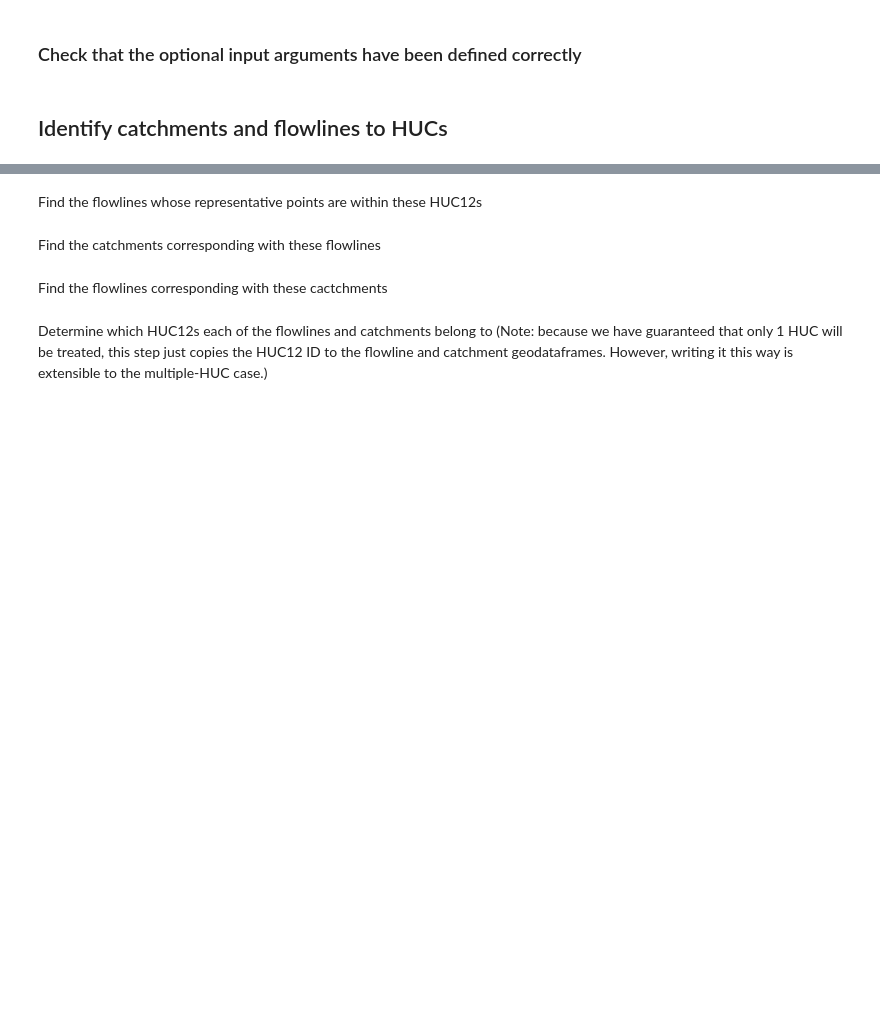
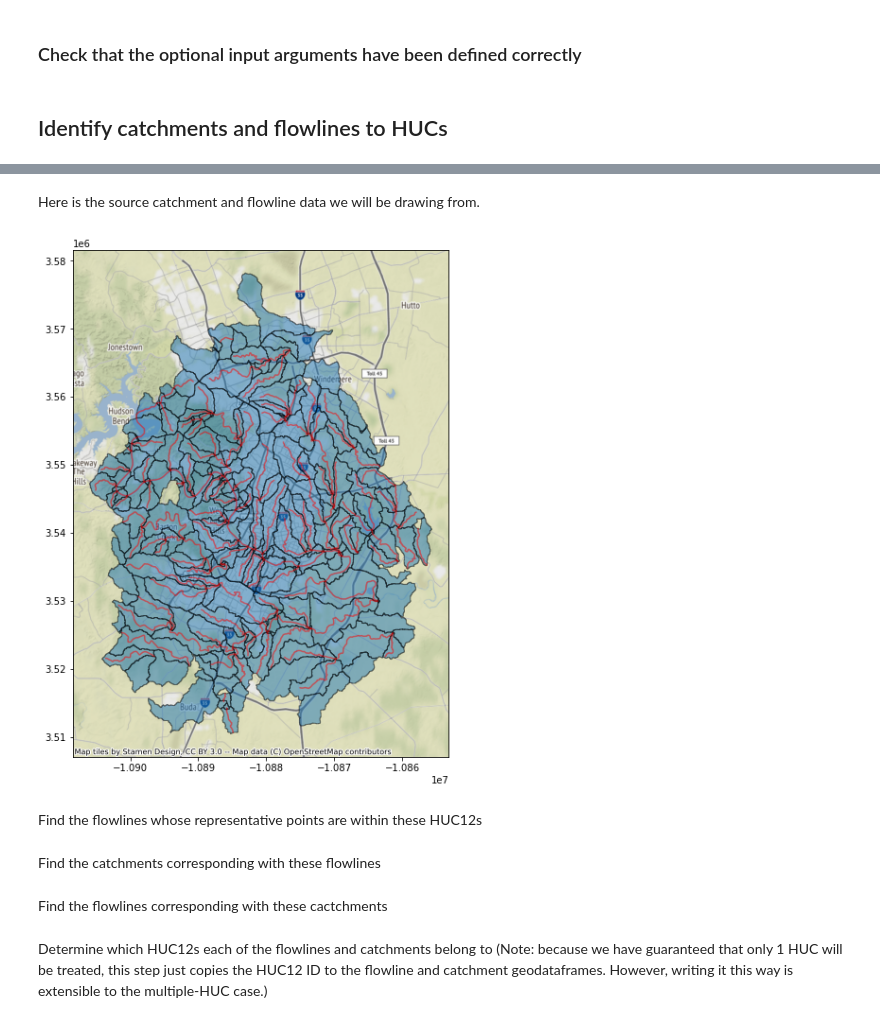
Before and after one commit to dhardestylewis/DEM2basin, a Jupyter notebook: GeoFlood-Preprocessing.ipynb, the cells around one changed output, grey strips where cells are left out. Saved outputs shown, nothing was run; the diff lists cells and outputs as text; code cells hidden in the pictures; blank space fills up the shorter version.

```diff
--- a/GeoFlood-Preprocessing.ipynb
+++ b/GeoFlood-Preprocessing.ipynb
@@ -139,3 +163,13 @@ plt.show()
+# %% [markdown]
+Here is the source catchment and flowline data we will be drawing from.
+# %%
+catchs = gpd.read_file(args.nhd, layer='Catchment')
+flows = gpd.read_file(args.nhd, layer='Flowline')
+
+gdfs = [catchs,flows]
+visualize(gdfs,edgecolors=['k','r'],units=350.)
+# %% [output]
+[figure, added]
 # %% [markdown]
 Find the flowlines whose representative points are within these HUC12s
 # %%
```
Also changed, not shown: parts of 44 cells of this notebook, 6 other files.
